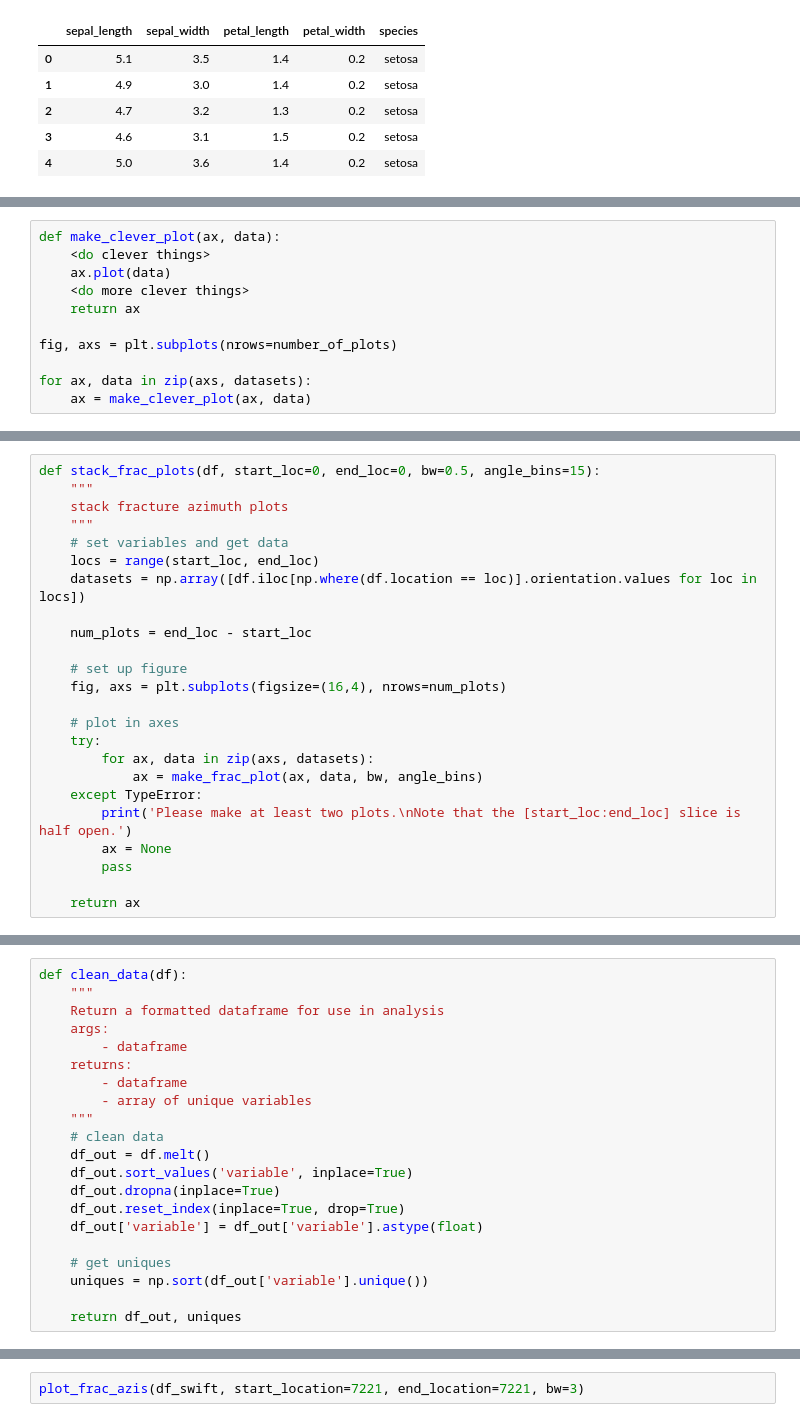
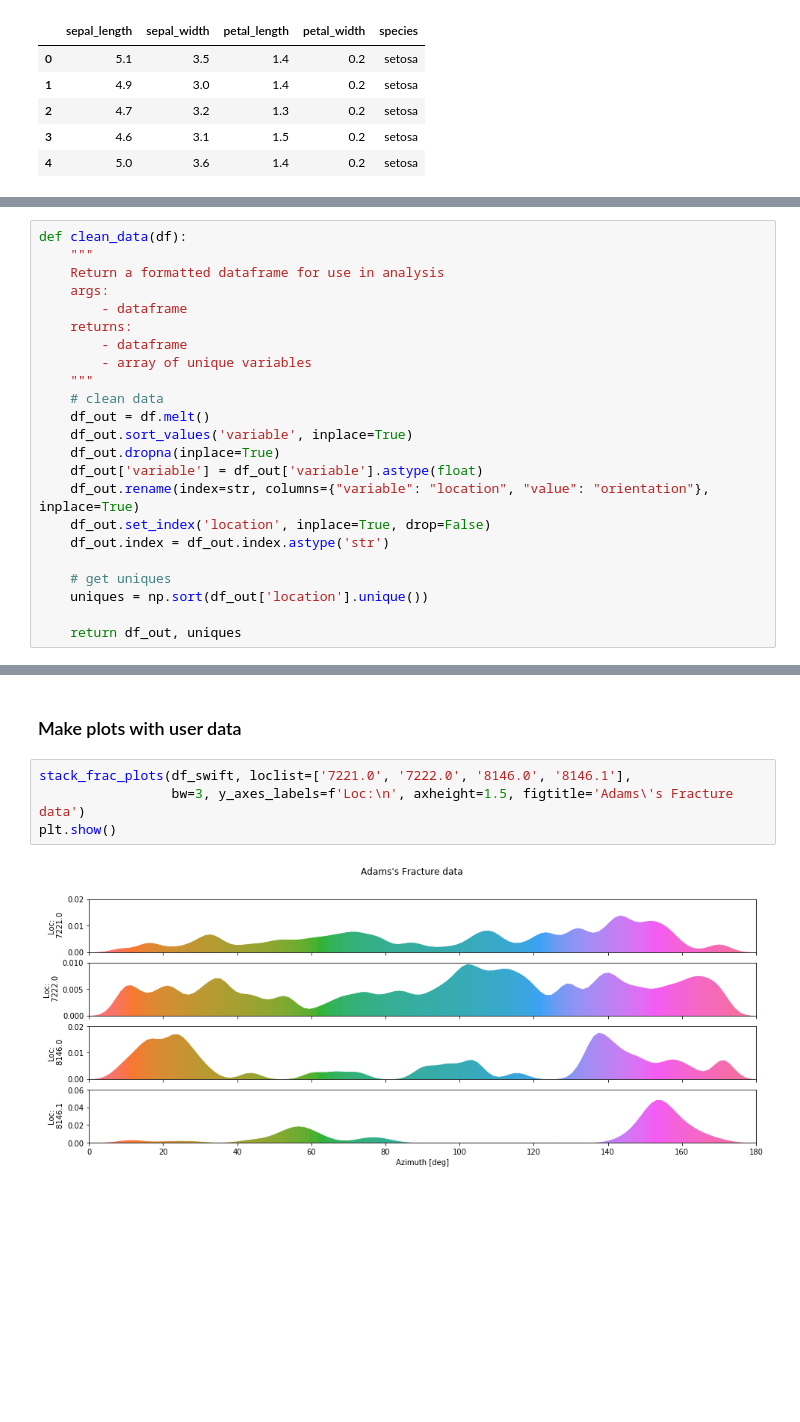
Before and after one commit to Zabamund/misc, a Jupyter notebook: notebooks/KDE_smoothing.ipynb, the cells around one changed output, grey strips where cells are left out. Cells and saved outputs as stored; diff of their text form; blank space fills up the shorter version.

```diff
--- a/notebooks/KDE_smoothing.ipynb
+++ b/notebooks/KDE_smoothing.ipynb
@@ -204,11 +221,0 @@ plt.show()
-# %%
-def make_clever_plot(ax, data):
-    <do clever things>
-    ax.plot(data)
-    <do more clever things>
-    return ax
-
-fig, axs = plt.subplots(nrows=number_of_plots)
-
-for ax, data in zip(axs, datasets):
-    ax = make_clever_plot(ax, data)
@@ -243,24 +221,0 @@ def make_frac_plot(ax, data_arr, bw=0.5, angle_bins=15):
-# %%
-def stack_frac_plots(df, start_loc=0, end_loc=0, bw=0.5, angle_bins=15):
-    """
-    stack fracture azimuth plots
-    """
-    # set variables and get data
-    locs = range(start_loc, end_loc)
-    datasets = np.array([df.iloc[np.where(df.location == loc)].orientation.values for loc in locs])
-
-    num_plots = end_loc - start_loc
-
-    # set up figure
-    fig, axs = plt.subplots(figsize=(16,4), nrows=num_plots)
-
-    # plot in axes
-    try:
-        for ax, data in zip(axs, datasets):
-            ax = make_frac_plot(ax, data, bw, angle_bins)
-    except TypeError:
-        print('Please make at least two plots.\nNote that the [start_loc:end_loc] slice is half open.')
-        ax = None
-        pass
-
-    return ax
@@ -288,11 +296,13 @@ def clean_data(df):
     df_out = df.melt()
     df_out.sort_values('variable', inplace=True)
     df_out.dropna(inplace=True)
-    df_out.reset_index(inplace=True, drop=True)
     df_out['variable'] = df_out['variable'].astype(float)
+    df_out.rename(index=str, columns={"variable": "location", "value": "orientation"}, inplace=True)
+    df_out.set_index('location', inplace=True, drop=False)
+    df_out.index = df_out.index.astype('str')
 
     # get uniques
-    uniques = np.sort(df_out['variable'].unique())
+    uniques = np.sort(df_out['location'].unique())
 
     return df_out, uniques
 # %%
@@ -303,5 +339,11 @@ swift_uniques
-# %%
-plot_frac_azis(df_swift, start_location=7221, end_location=7221, bw=3)
+# %% [markdown]
+### Make plots with user data
+# %%
+stack_frac_plots(df_swift, loclist=['7221.0', '7222.0', '8146.0', '8146.1'],
+                 bw=3, y_axes_labels=f'Loc:\n', axheight=1.5, figtitle='Adams\'s Fracture data')
+plt.show()
+# %% [output]
+[figure, added]
 # %% [markdown]
 <hr />
 
```
Also changed, not shown: parts of 34 cells of this notebook.
